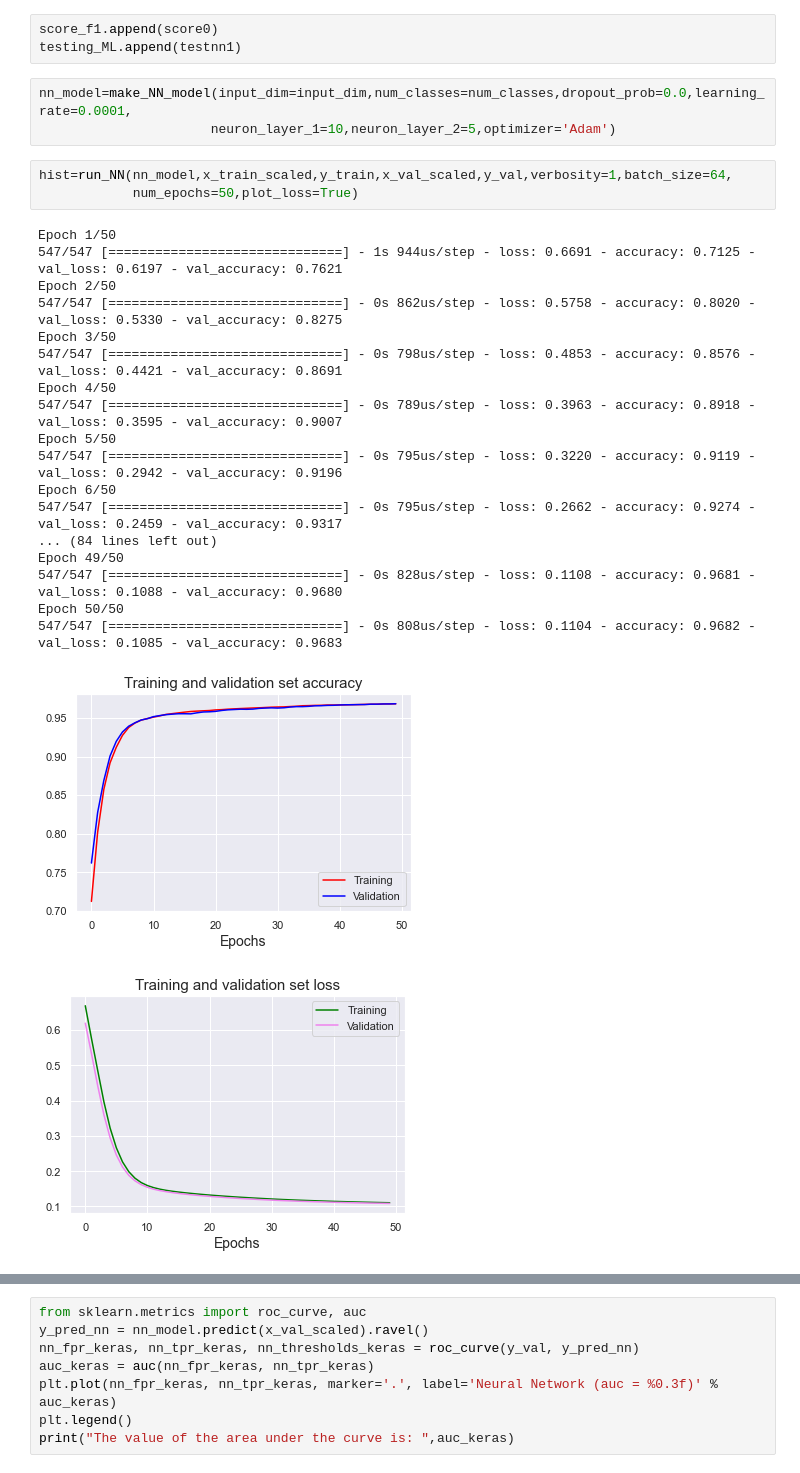
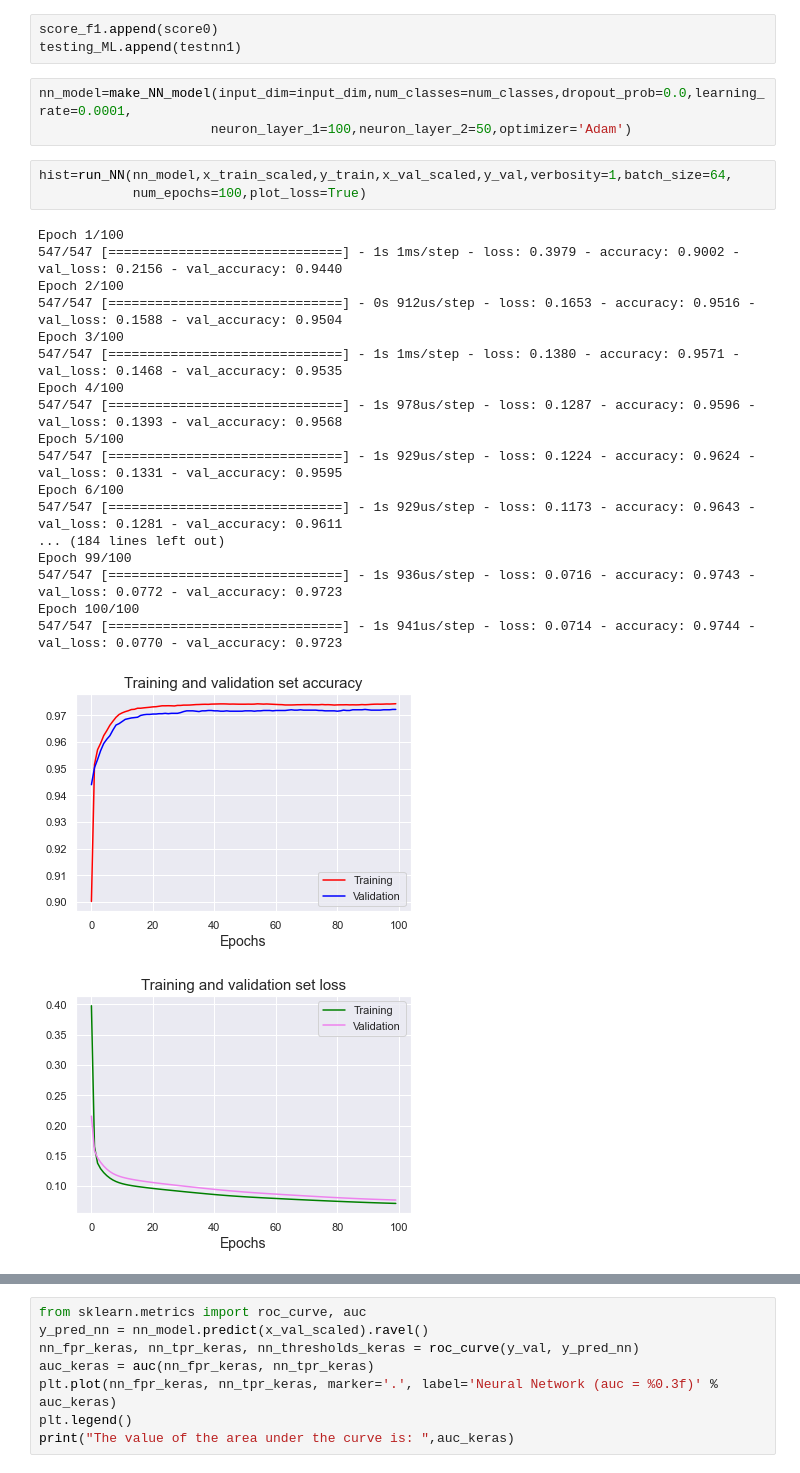
Before and after one commit to nico0407/Machine-Learning-and-Neural-Networks-for-HEP, a Jupyter notebook: code/NN_models.ipynb, the cells around one changed output, grey strips where cells are left out. Cells and saved outputs as stored; diff of their text form.

```diff
--- a/code/NN_models.ipynb
+++ b/code/NN_models.ipynb
@@ -657,30 +657,30 @@ score_f1.append(score0)
 testing_ML.append(testnn1)
 # %%
 nn_model=make_NN_model(input_dim=input_dim,num_classes=num_classes,dropout_prob=0.0,learning_rate=0.0001,
-                      neuron_layer_1=10,neuron_layer_2=5,optimizer='Adam')
+                      neuron_layer_1=100,neuron_layer_2=50,optimizer='Adam')
 # %%
 hist=run_NN(nn_model,x_train_scaled,y_train,x_val_scaled,y_val,verbosity=1,batch_size=64,
-            num_epochs=50,plot_loss=True)
+            num_epochs=100,plot_loss=True)
 # %% [output]
-Epoch 1/50
-547/547 [==============================] - 1s 944us/step - loss: 0.6691 - accuracy: 0.7125 - val_loss: 0.6197 - val_accuracy: 0.7621
-Epoch 2/50
-547/547 [==============================] - 0s 862us/step - loss: 0.5758 - accuracy: 0.8020 - val_loss: 0.5330 - val_accuracy: 0.8275
-Epoch 3/50
-547/547 [==============================] - 0s 798us/step - loss: 0.4853 - accuracy: 0.8576 - val_loss: 0.4421 - val_accuracy: 0.8691
-Epoch 4/50
-547/547 [==============================] - 0s 789us/step - loss: 0.3963 - accuracy: 0.8918 - val_loss: 0.3595 - val_accuracy: 0.9007
-Epoch 5/50
-547/547 [==============================] - 0s 795us/step - loss: 0.3220 - accuracy: 0.9119 - val_loss: 0.2942 - val_accuracy: 0.9196
-Epoch 6/50
-547/547 [==============================] - 0s 795us/step - loss: 0.2662 - accuracy: 0.9274 - val_loss: 0.2459 - val_accuracy: 0.9317
-... (84 lines left out)
-Epoch 49/50
-547/547 [==============================] - 0s 828us/step - loss: 0.1108 - accuracy: 0.9681 - val_loss: 0.1088 - val_accuracy: 0.9680
-Epoch 50/50
-547/547 [==============================] - 0s 808us/step - loss: 0.1104 - accuracy: 0.9682 - val_loss: 0.1085 - val_accuracy: 0.9683
+Epoch 1/100
+547/547 [==============================] - 1s 1ms/step - loss: 0.3979 - accuracy: 0.9002 - val_loss: 0.2156 - val_accuracy: 0.9440
+Epoch 2/100
+547/547 [==============================] - 0s 912us/step - loss: 0.1653 - accuracy: 0.9516 - val_loss: 0.1588 - val_accuracy: 0.9504
+Epoch 3/100
+547/547 [==============================] - 1s 1ms/step - loss: 0.1380 - accuracy: 0.9571 - val_loss: 0.1468 - val_accuracy: 0.9535
+Epoch 4/100
+547/547 [==============================] - 1s 978us/step - loss: 0.1287 - accuracy: 0.9596 - val_loss: 0.1393 - val_accuracy: 0.9568
+Epoch 5/100
+547/547 [==============================] - 1s 929us/step - loss: 0.1224 - accuracy: 0.9624 - val_loss: 0.1331 - val_accuracy: 0.9595
+Epoch 6/100
+547/547 [==============================] - 1s 929us/step - loss: 0.1173 - accuracy: 0.9643 - val_loss: 0.1281 - val_accuracy: 0.9611
+... (184 lines left out)
+Epoch 99/100
+547/547 [==============================] - 1s 936us/step - loss: 0.0716 - accuracy: 0.9743 - val_loss: 0.0772 - val_accuracy: 0.9723
+Epoch 100/100
+547/547 [==============================] - 1s 941us/step - loss: 0.0714 - accuracy: 0.9744 - val_loss: 0.0770 - val_accuracy: 0.9723
-[figure, old version]
+[figure, new version]
-[figure, old version]
+[figure, new version]
 # %%
 testnn=test_NN(hist,x_test_scaled,y_test)
 print(testnn)
```
Also changed, not shown: parts of 48 cells of this notebook, 1 other file.
